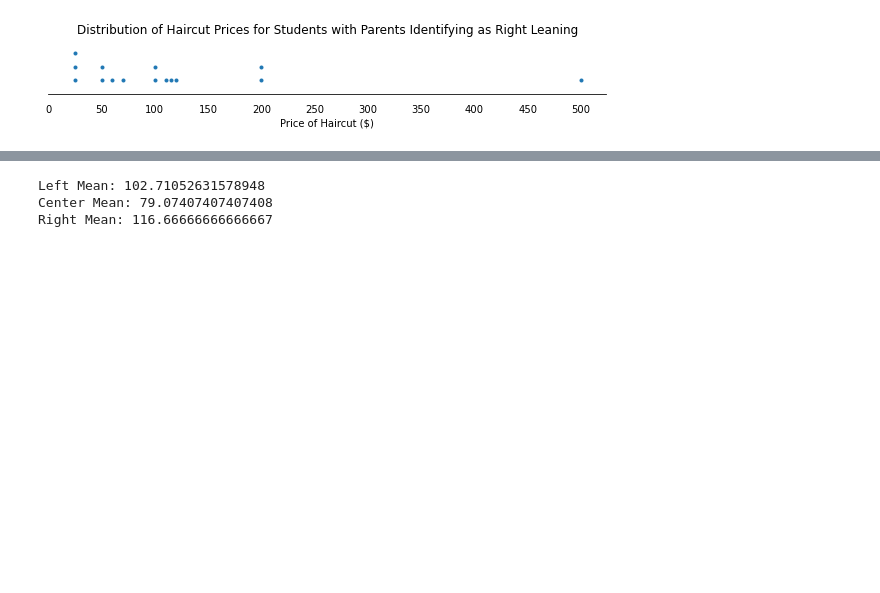
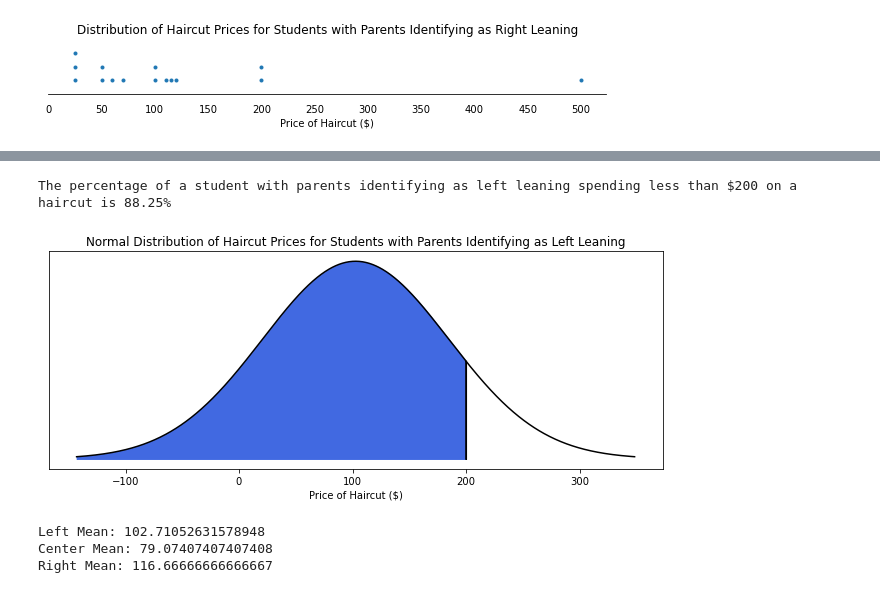
Before and after one commit to Veeeeeee7/AP-Stats, a Jupyter notebook: Quarter 1 Stats.ipynb, the cells around one changed output, grey strips where cells are left out. Cells and saved outputs as stored; diff of their text form; code cells hidden in the pictures; blank space fills up the shorter version.

```diff
--- a/Quarter 1 Stats.ipynb
+++ b/Quarter 1 Stats.ipynb
@@ -164,3 +168,26 @@ percentile_plot(right, "Percentile Plot of Students with Parents Identifying as
+# %%
+def normal_distribution(mean, std, individual):
+    x=np.linspace(mean-3*std, mean+3*std,1000)
+    iq=stats.norm(mean,std)
+    plt.figure(figsize=(11,4))
+    plt.xticks([-100, 0, 100, 200, 300])
+    plt.xlabel("Price of Haircut ($)")
+    plt.yticks([])
+    plt.title("Normal Distribution of Haircut Prices for Students with Parents Identifying as Left Leaning")
+    plt.plot(x,iq.pdf(x), color='black')
+
+    px=np.arange(mean-3*std, individual,0.001)
+    plt.fill_between(px,iq.pdf(px),color='royalblue')
+    plt.fill_between(px[-700:],iq.pdf(px[-700:]),color='black')
+
+    print("The percentage of a student with parents identifying as left leaning spending less than $200 on a haircut is " + str(round(iq.cdf(individual)*100, 2)) + "%")
+
+    plt.show()
+
+normal_distribution(102.71, 81.93, 200)
+# %% [output]
+The percentage of a student with parents identifying as left leaning spending less than $200 on a haircut is 88.25%
+[figure, added]
 # %%
 print(f'{"Left Mean: "}{left.mean()}')
 print(f'{"Center Mean: "}{center.mean()}')
```
Also changed, not shown: parts of 4 cells of this notebook.
